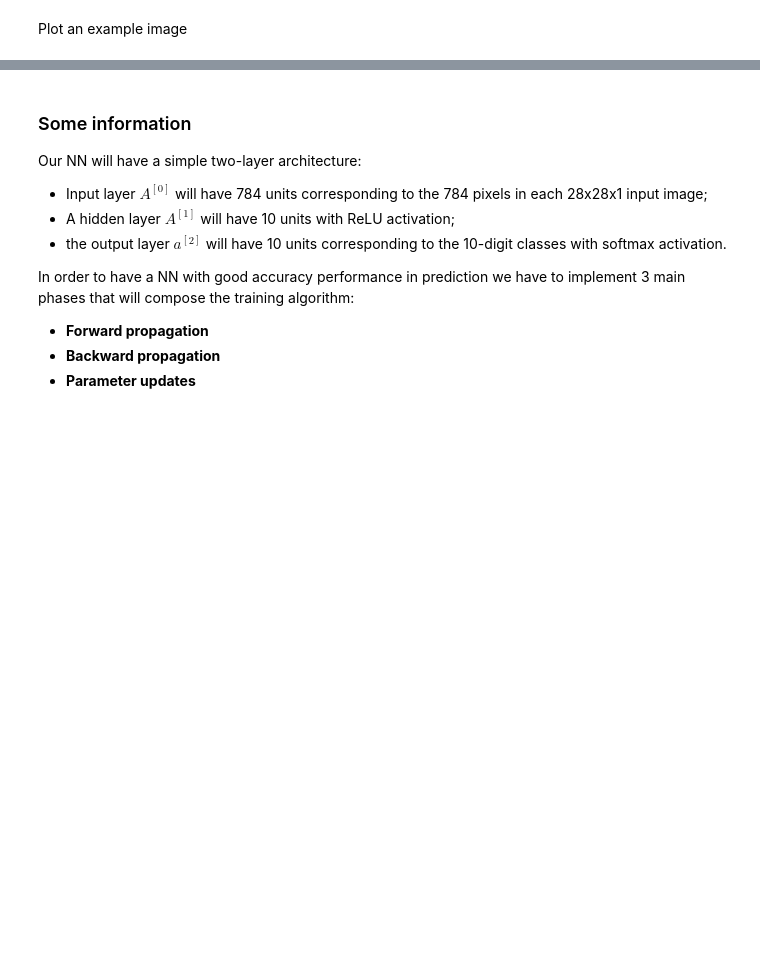
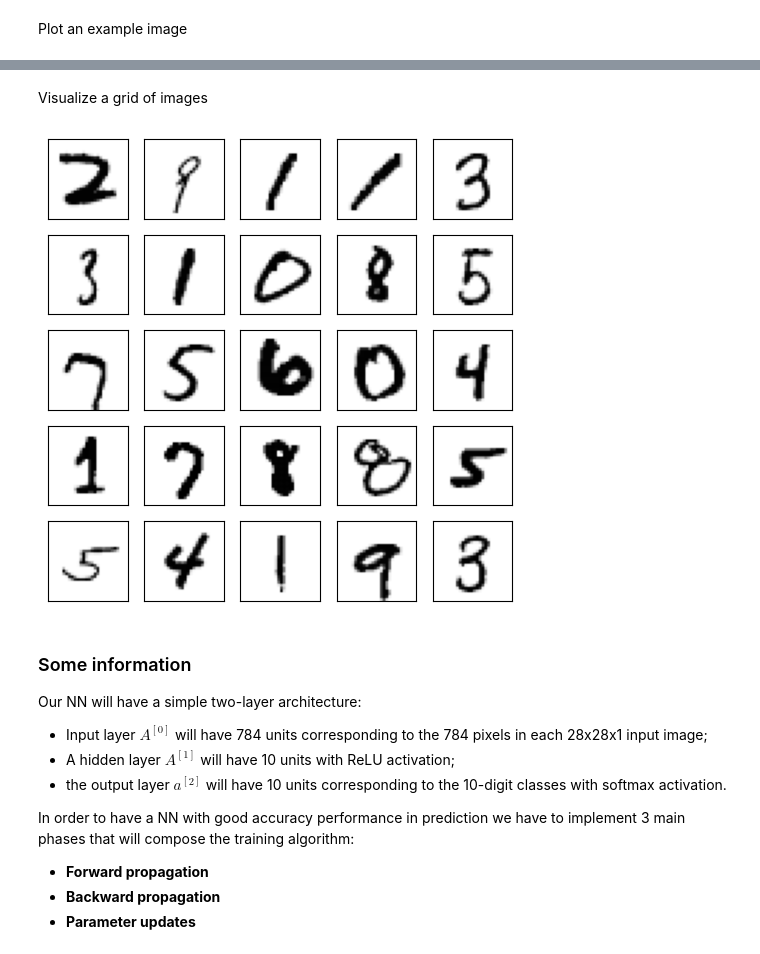
Before and after one commit to CristianCosci/Building_a_Neural_Network_with_Numpy, a Jupyter notebook: NN_from_Scratch.ipynb, the cells around one changed output, grey strips where cells are left out. Drawn from its saved outputs; the diff is of its cells as text; code cells hidden in the pictures; blank space fills up the shorter version.

```diff
--- a/NN_from_Scratch.ipynb
+++ b/NN_from_Scratch.ipynb
@@ -60,3 +60,16 @@ Label: 6
+# %% [markdown]
+Visualize a grid of images
+# %%
+plt.figure(figsize=(6,6))
+for i,image in enumerate(data[0:25]):
+
+    plt.subplot(5,5,i+1)
+    plt.xticks([])
+    plt.yticks([])
+    image = image[1:].reshape((28, 28)) * 255
+    plt.imshow(image, cmap='Greys')
+# %% [output]
+[figure, added]
 # %% [markdown]
 ### Some information
 Our NN will have a simple two-layer architecture:
```
Also changed, not shown: parts of 1 cell of this notebook, 1 other file.
